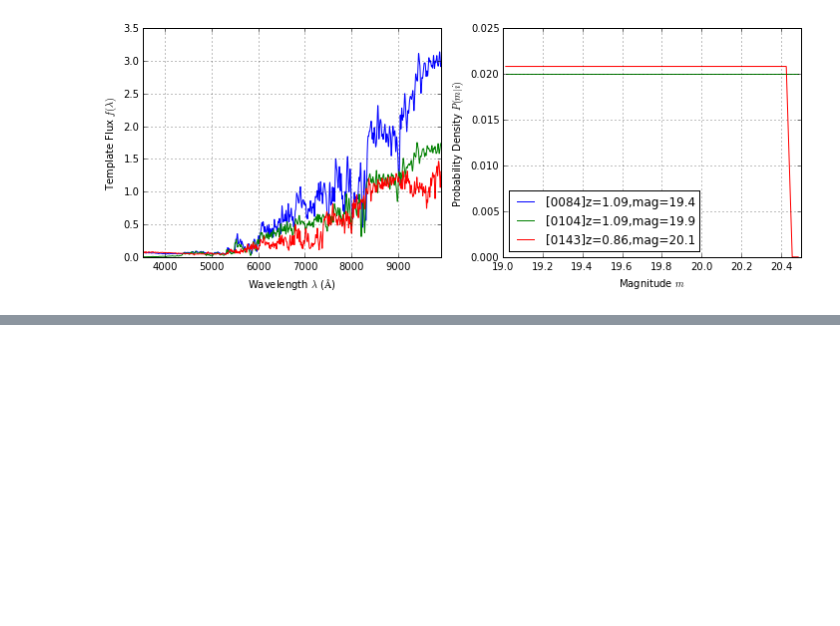
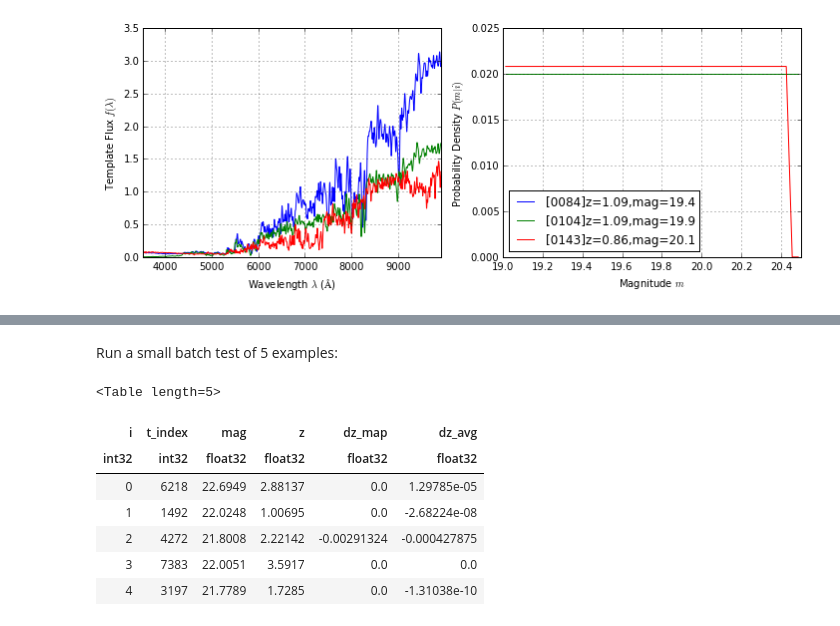
Before and after one commit to dkirkby/bayez, a Jupyter notebook: docs/nb/BayezExamples.ipynb, the cells around one changed output, grey strips where cells are left out. Drawn from its saved outputs; the diff is of its cells as text; code cells hidden in the pictures; blank space fills up the shorter version.

Commit message:
Update example notebook

```diff
--- a/docs/nb/BayezExamples.ipynb
+++ b/docs/nb/BayezExamples.ipynb
@@ -46,0 +94,13 @@ elg_sampler.plot_samples(num_samples=3, seed=1)
+# %% [markdown]
+Run a small batch test of 5 examples:
+# %%
+bayez.estimator.estimate_batch(qso_estimator, 5, qso_sampler, simulator4, seed=1)
+# %% [output]
+<Table length=5>
+| i | t_index | mag | z | dz_map | dz_avg |
+| int32 | int32 | float32 | float32 | float32 | float32 |
+| 0 | 6218 | 22.6949 | 2.88137 | 0.0 | 1.29785e-05 |
+| 1 | 1492 | 22.0248 | 1.00695 | 0.0 | -2.68224e-08 |
+| 2 | 4272 | 21.8008 | 2.22142 | -0.00291324 | -0.000427875 |
+| 3 | 7383 | 22.0051 | 3.5917 | 0.0 | 0.0 |
+| 4 | 3197 | 21.7789 | 1.7285 | 0.0 | -1.31038e-10 |
```
Also changed, not shown: parts of 19 cells of this notebook.
